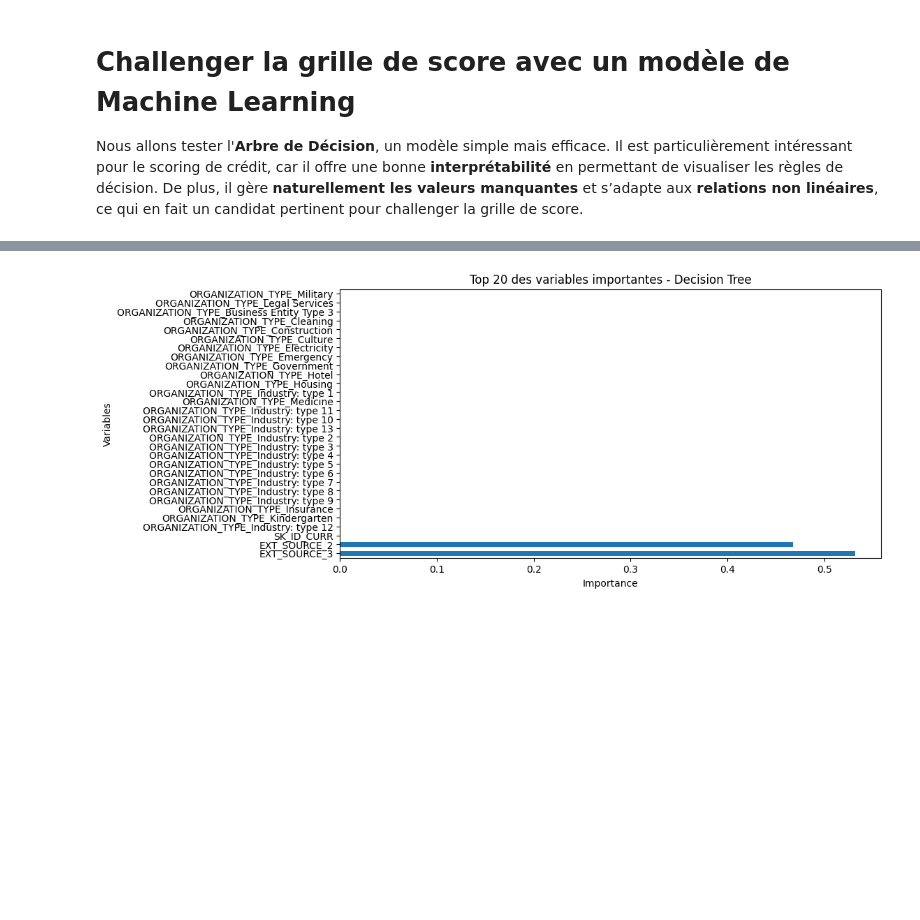
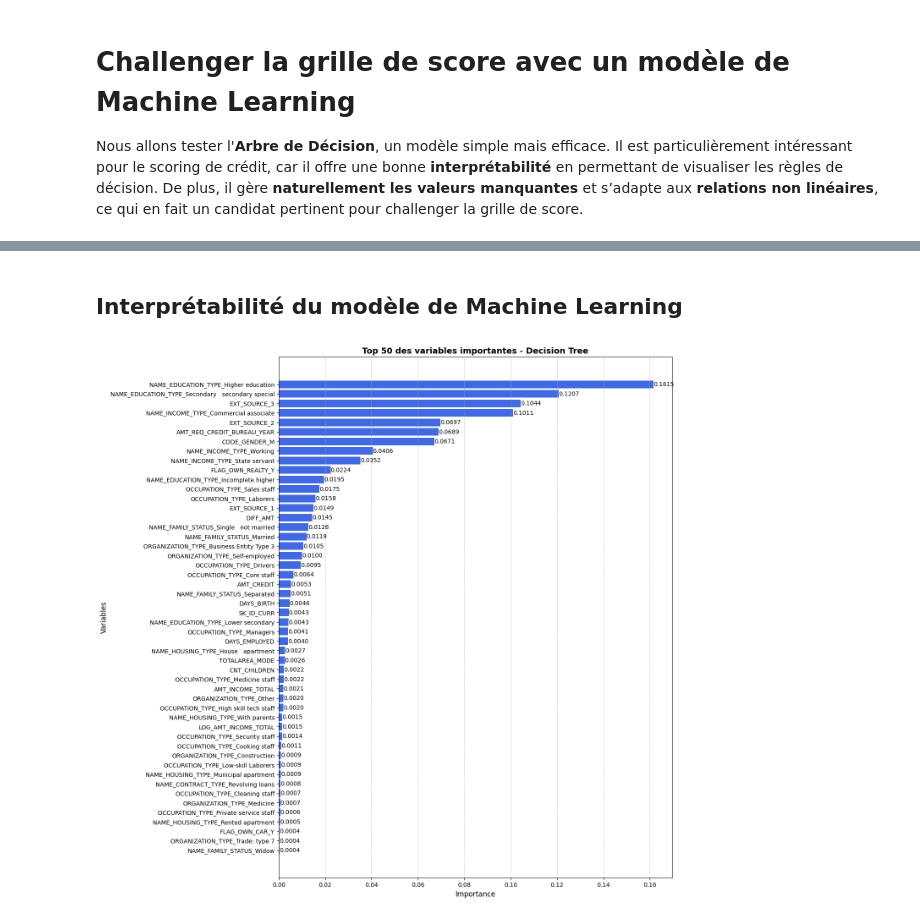
Before and after one commit to santinucomiti/scoring_project, a Jupyter notebook: notebooks/objectif_3.ipynb, the cells around one changed output, grey strips where cells are left out. Drawn from its saved outputs; the diff is of its cells as text; code cells hidden in the pictures; blank space fills up the shorter version.

```diff
--- a/notebooks/objectif_3.ipynb
+++ b/notebooks/objectif_3.ipynb
@@ -149,21 +229,37 @@ Score sur le jeu de test :  0.9134012850003966
+# %% [markdown]
+## Interprétabilité du modèle de Machine Learning
 # %%
 import pandas as pd
 import matplotlib.pyplot as plt
 
 # Obtenir les importances des caractéristiques
 importances = best_model.feature_importances_
 
 # Créer une série pandas avec les importances et les noms des colonnes
 importances_series = pd.Series(importances, index=X_train.columns)
 
-# Sélectionner les 20 premières importances triées
-top_20_importances = importances_series.sort_values(ascending=False).head(30)
+# Sélectionner les 50 premières importances triées
+top_importances = importances_series.sort_values(ascending=False).head(50)[::-1]  # Inversion pour avoir la plus importante en haut
 
-# Affichage horizontal des 20 premières importances
-top_20_importances.plot(kind='barh', figsize=(10,5))
-plt.title("Top 20 des variables importantes - Decision Tree")
-plt.xlabel("Importance")
-plt.ylabel("Variables")
+# Création du graphique
+plt.figure(figsize=(12, 16))
+bars = plt.barh(top_importances.index, top_importances.values, color="royalblue")
+
+# Ajouter les valeurs sur les barres
+for bar in bars:
+    plt.text(bar.get_width(), bar.get_y() + bar.get_height()/2,
+             f'{bar.get_width():.4f}',
+             va='center', ha='left', fontsize=10)
+
+# Titre et labels
+plt.title("Top 50 des variables importantes - Decision Tree", fontsize=14, fontweight="bold")
+plt.xlabel("Importance", fontsize=12)
+plt.ylabel("Variables", fontsize=12)
+plt.xticks(fontsize=10)
+plt.yticks(fontsize=10)
+plt.grid(axis='x', linestyle='--', alpha=0.7)
+
+# Affichage
 plt.show()
 # %% [output]
-[figure, old version]
+[figure, new version]
```
Also changed, not shown: parts of 9 cells of this notebook, 3 other files.
